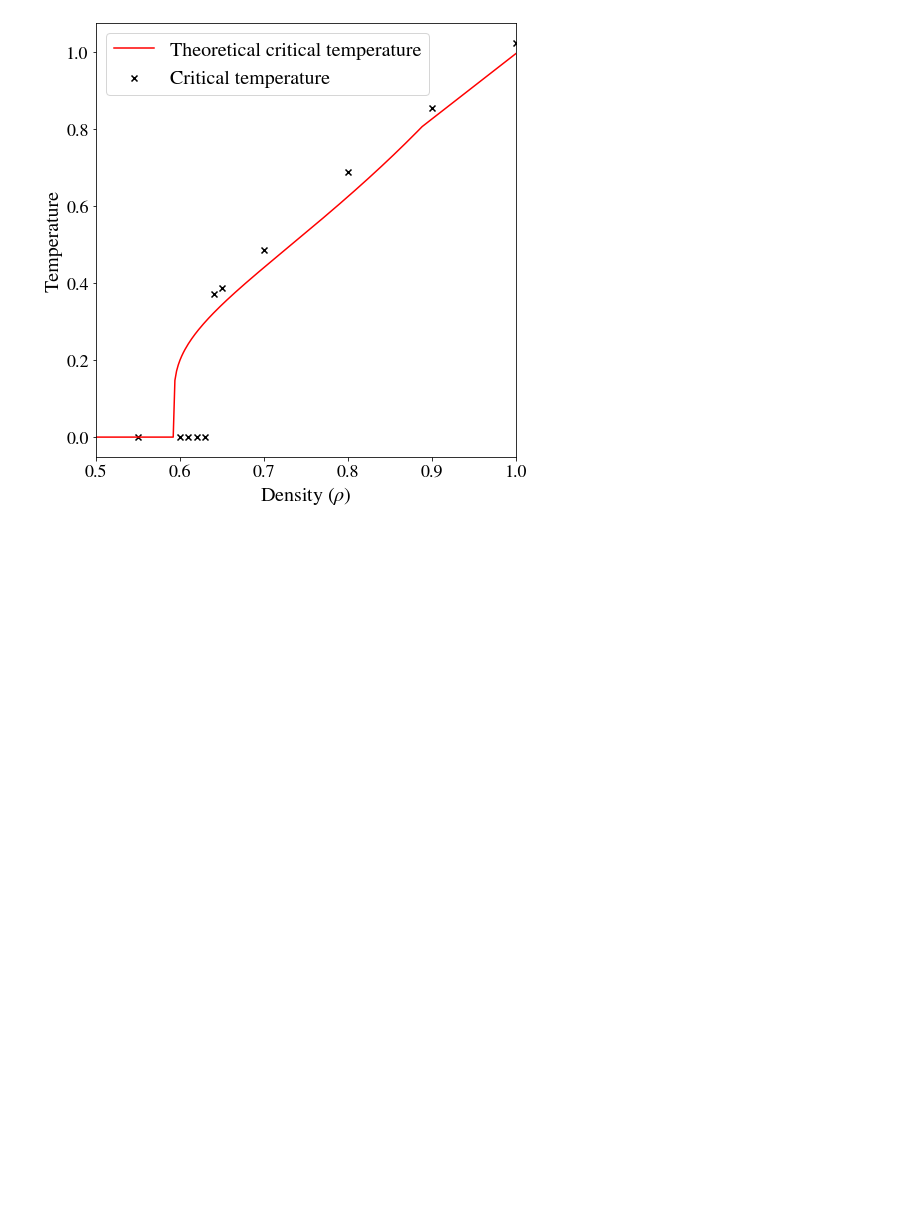
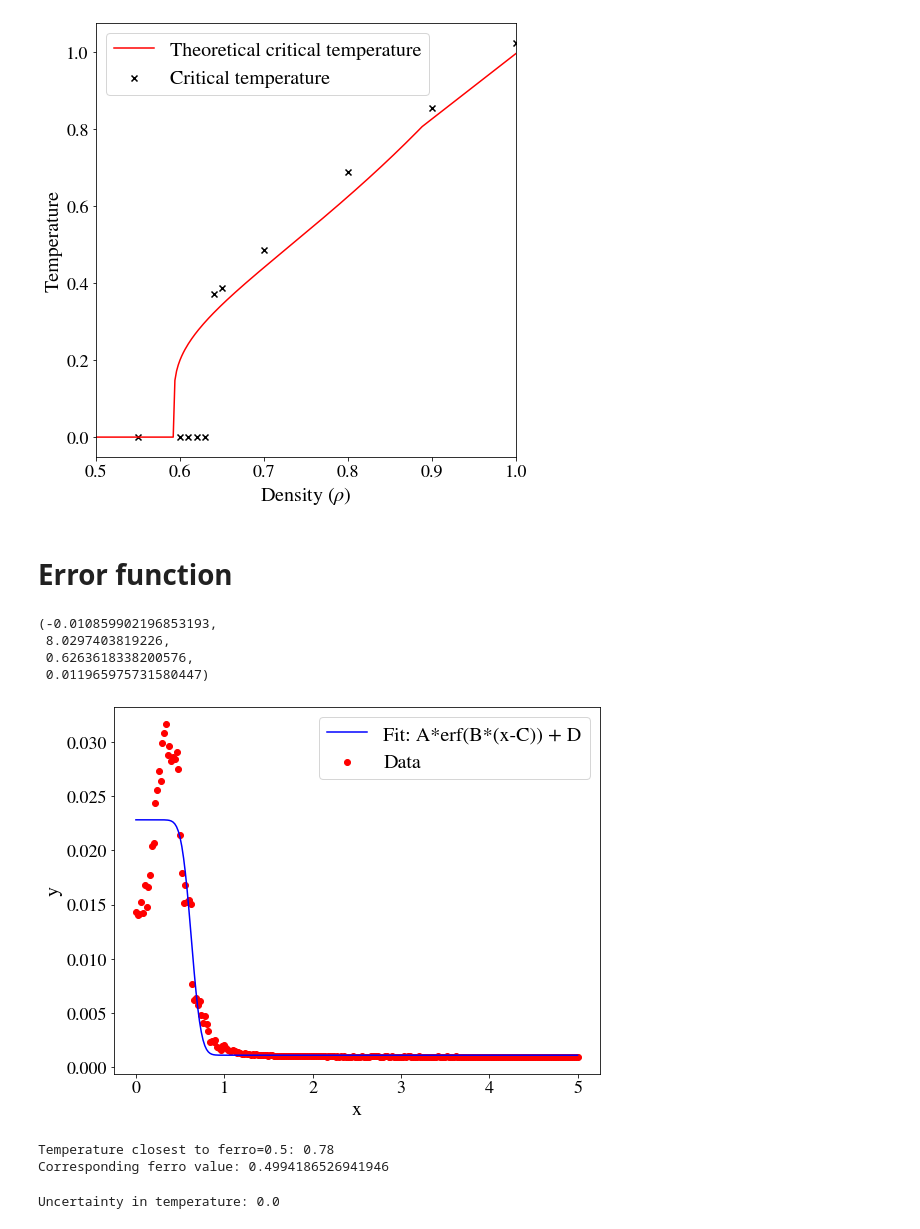
Before and after one commit to agmedinaz/paper, a Jupyter notebook: main_percolation.ipynb, the cells around one changed output. Cells and saved outputs as stored; diff of their text form; code cells hidden in the pictures; blank space fills up the shorter version.

Commit message:
Percolation para-ferro only

```diff
--- a/main_percolation.ipynb
+++ b/main_percolation.ipynb
@@ -442,3 +444,77 @@ plt.savefig(os.path.join(os.getcwd(), resultsfolder, 'critical_temperatures_vs_d
 plt.show()
 # %% [output]
 [figure]
+# %% [markdown]
+# Error function
+# %%
+prediction = pd.read_csv(resultsfolder+f'/predictions_055.csv', header=0).to_numpy(float)
+temperature, para, ferro, neel, stripe = prediction.T
+# %%
+from scipy.special import erf
+from scipy.optimize import curve_fit
+
+def erf_model(x, A, B, C, D):
+    return A * erf(B * (x - C)) + D
+# %%
+initial_guess = [-0.5, 11.6, 2.32, 0.5]
+
+# Perform the curve fitting
+popt, pcov = curve_fit(erf_model, temperature, ferro, p0=initial_guess)
+A_opt, B_opt, C_opt, D_opt = popt
+# %%
+A_opt, B_opt, C_opt, D_opt
+# %% [output]
+(-0.010859902196853193,
+ 8.0297403819226,
+ 0.6263618338200576,
+ 0.011965975731580447)
+# %%
+# Generate fitted y data using the optimal parameters
+y_fit = erf_model(temperature, *popt)
+
+# Plot the original data and the fit
+plt.figure(figsize=(8, 6))
+plt.scatter(temperature, ferro, label='Data', color='red')
+plt.plot(temperature, y_fit, label='Fit: A*erf(B*(x-C)) + D', color='blue')
+plt.xlabel('x')
+plt.ylabel('y')
+plt.legend()
+plt.show()
+# %% [output]
+[figure, added]
+# %%
+# Calculate the absolute difference between y_fit and 0.5
+differences = np.abs(y_fit - 0.5)
+
+# Find the index of the minimum difference
+min_index = np.argmin(differences)
+
+# The corresponding temperature value
+temp_closest = temperature[min_index]
+ferro_closest = y_fit[min_index]
+
+print(f"Temperature closest to ferro=0.5: {temp_closest}")
+print(f"Corresponding ferro value: {ferro_closest}")
+# %% [output]
+Temperature closest to ferro=0.5: 0.78
+Corresponding ferro value: 0.4994186526941946
+# %%
+# Extract standard deviations of the parameters (sqrt of diagonal elements of pcov)
+parameter_errors = np.sqrt(np.diag(pcov))
+
+# Perturb each parameter and calculate the change in temp_closest
+def perturb_param(index, delta):
+    params_perturbed = np.array(popt)
+    params_perturbed[index] += delta
+    y_fit_perturbed = erf_model(temperature, *params_perturbed)
+    min_index_perturbed = np.argmin(np.abs(y_fit_perturbed - 0.5))
+    return temperature[min_index_perturbed]
+
+# Calculate the shifts in temperature for each parameter perturbation
+delta_temp = np.array([perturb_param(i, parameter_errors[i]) - temp_closest for i in range(len(popt))])
+
+# Estimate the uncertainty in temperature
+sigma_temp = np.sqrt(np.sum(delta_temp**2))
+print(f"Uncertainty in temperature: {sigma_temp}")
+# %% [output]
+Uncertainty in temperature: 0.0
```
Also changed, not shown: parts of 1 cell of this notebook, 54 other files.
